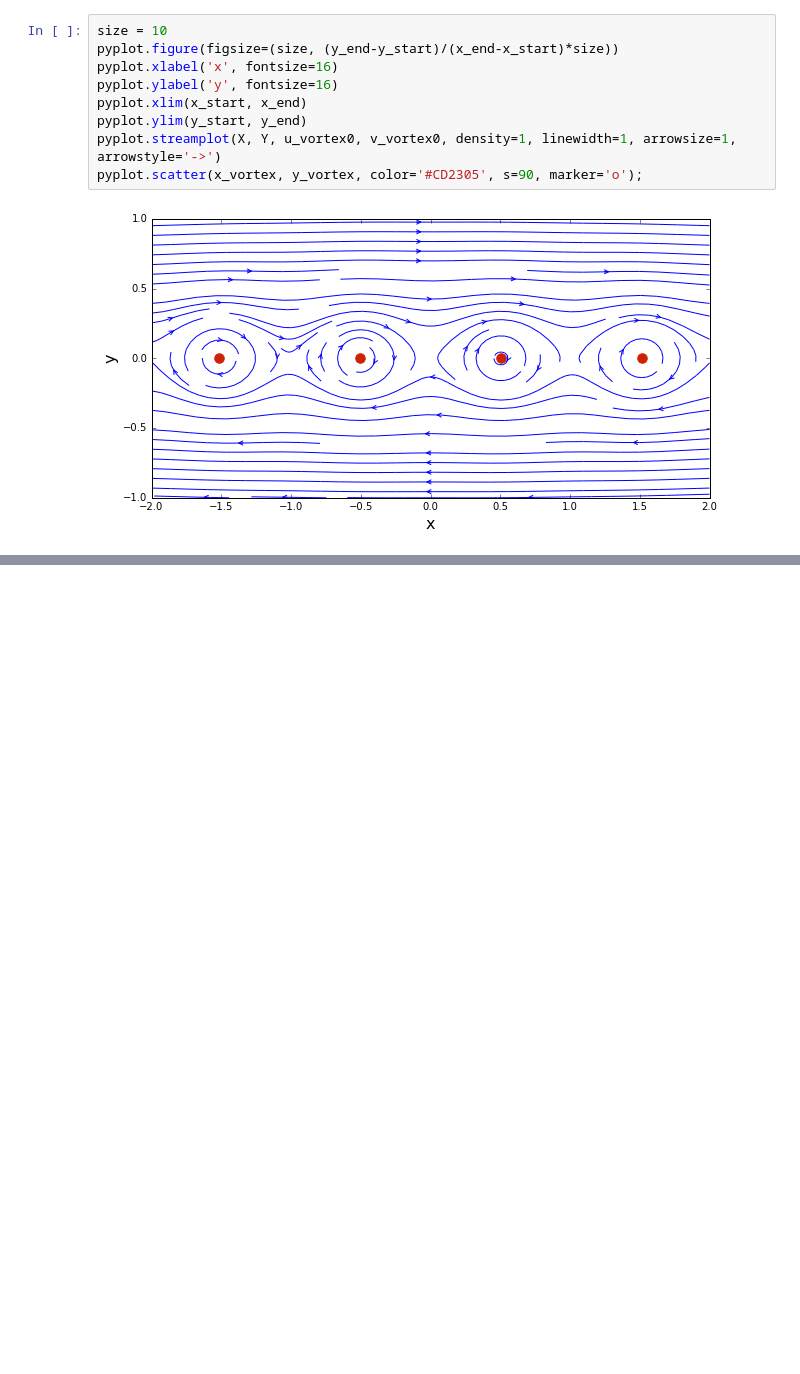
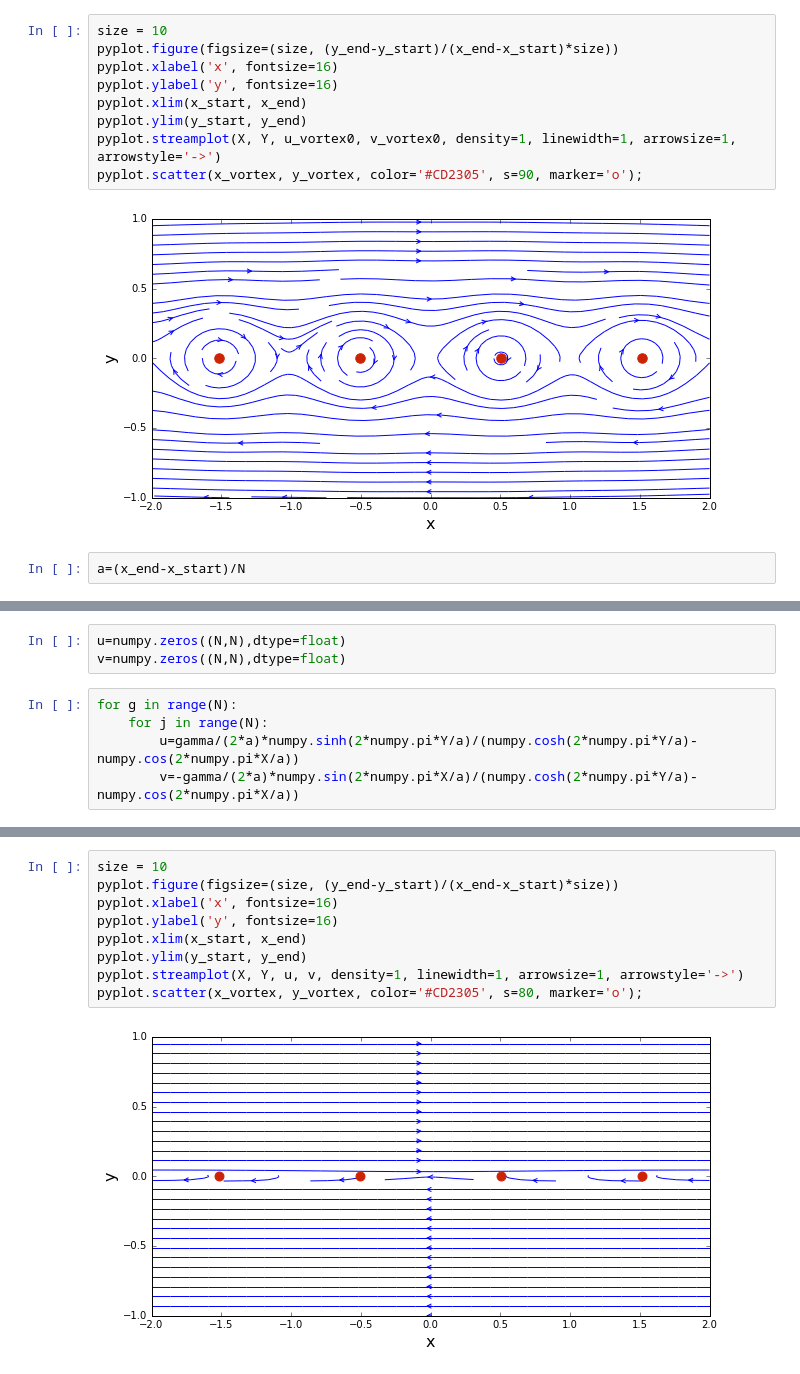
Before and after one commit to jiayuli517/mae6226-workspace, a Jupyter notebook: lesson5.ipynb, the cells around one changed output, grey strips where cells are left out. Saved outputs shown, nothing was run; the diff lists cells and outputs as text; blank space fills up the shorter version.

```diff
--- a/lesson5.ipynb
+++ b/lesson5.ipynb
@@ -47,3 +47,5 @@ pyplot.streamplot(X, Y, u_vortex0, v_vortex0, density=1, linewidth=1, arrowsize=
 pyplot.scatter(x_vortex, y_vortex, color='#CD2305', s=90, marker='o');
 # %% [output]
 [figure]
+# %%
+a=(x_end-x_start)/N
@@ -49,0 +56,8 @@ pyplot.scatter(x_vortex, y_vortex, color='#CD2305', s=90, marker='o');
+# %%
+u=numpy.zeros((N,N),dtype=float)
+v=numpy.zeros((N,N),dtype=float)
+# %%
+for g in range(N):
+    for j in range(N):
+        u=gamma/(2*a)*numpy.sinh(2*numpy.pi*Y/a)/(numpy.cosh(2*numpy.pi*Y/a)-numpy.cos(2*numpy.pi*X/a))
+        v=-gamma/(2*a)*numpy.sin(2*numpy.pi*X/a)/(numpy.cosh(2*numpy.pi*Y/a)-numpy.cos(2*numpy.pi*X/a))
@@ -49,0 +74,11 @@ pyplot.scatter(x_vortex, y_vortex, color='#CD2305', s=90, marker='o');
+# %%
+size = 10
+pyplot.figure(figsize=(size, (y_end-y_start)/(x_end-x_start)*size))
+pyplot.xlabel('x', fontsize=16)
+pyplot.ylabel('y', fontsize=16)
+pyplot.xlim(x_start, x_end)
+pyplot.ylim(y_start, y_end)
+pyplot.streamplot(X, Y, u, v, density=1, linewidth=1, arrowsize=1, arrowstyle='->')
+pyplot.scatter(x_vortex, y_vortex, color='#CD2305', s=80, marker='o');
+# %% [output]
+[figure, added]
```
Also changed, not shown: parts of 3 cells of this notebook.
